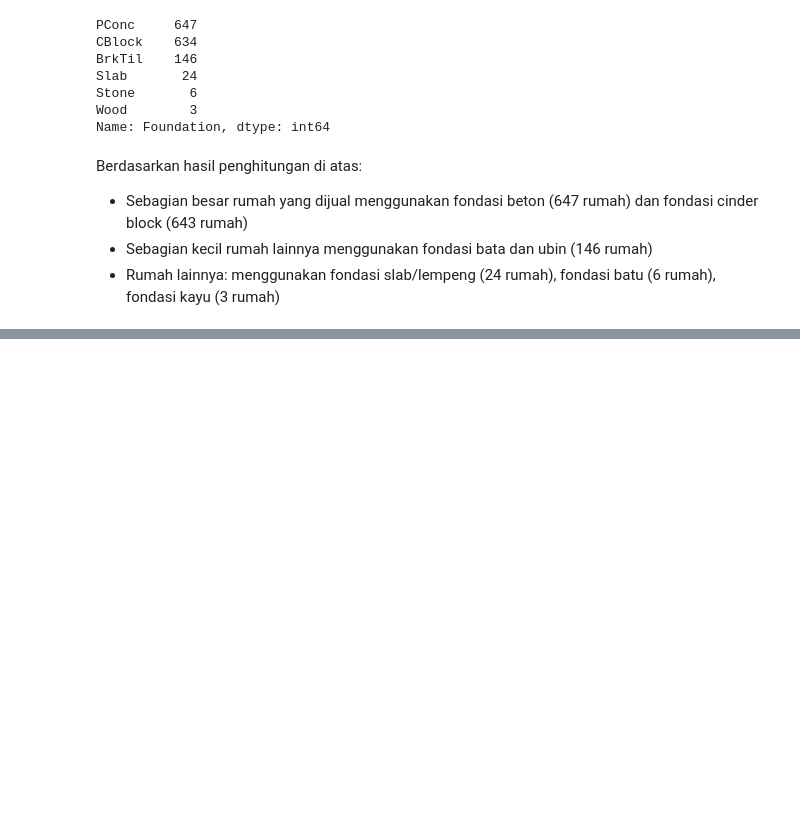
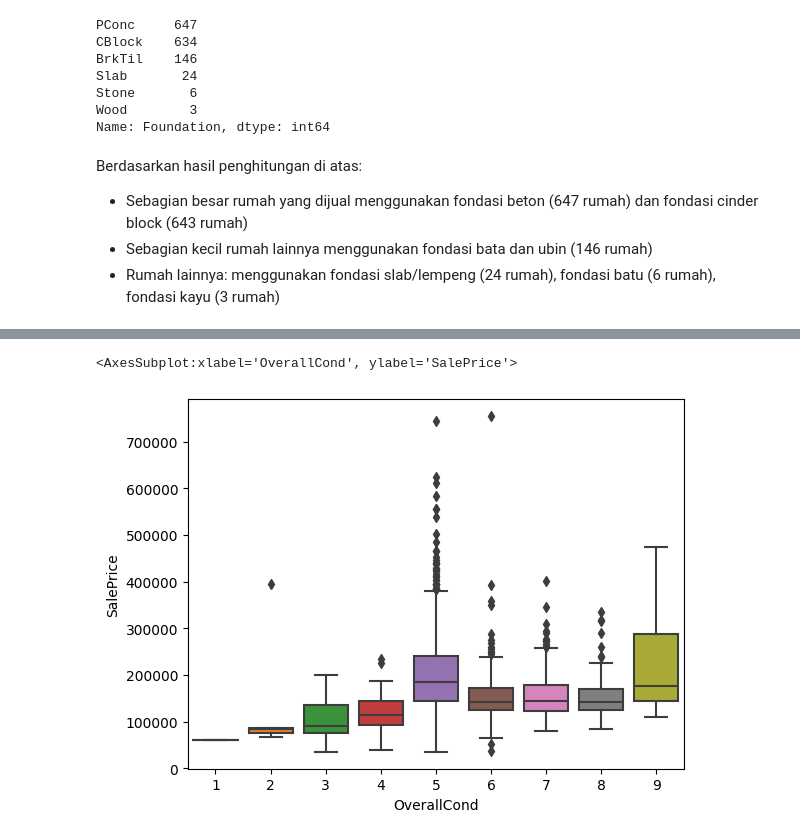
Before and after one commit to rifqinadzori/Basic_Visualization, a Jupyter notebook: Basic_Visual.ipynb, the cells around one changed output, grey strips where cells are left out. Cells and saved outputs as stored; diff of their text form; code cells hidden in the pictures; blank space fills up the shorter version.

```diff
--- a/Basic_Visual.ipynb
+++ b/Basic_Visual.ipynb
@@ -113,0 +137,5 @@ plt.pie(df['Foundation'].value_counts())
+# %%
+sns.boxplot(y=df_new['SalePrice'],x=df_new['OverallCond'])
+# %% [output]
+<AxesSubplot:xlabel='OverallCond', ylabel='SalePrice'>
+[figure, added]
```
Also changed, not shown: parts of 14 cells of this notebook.
